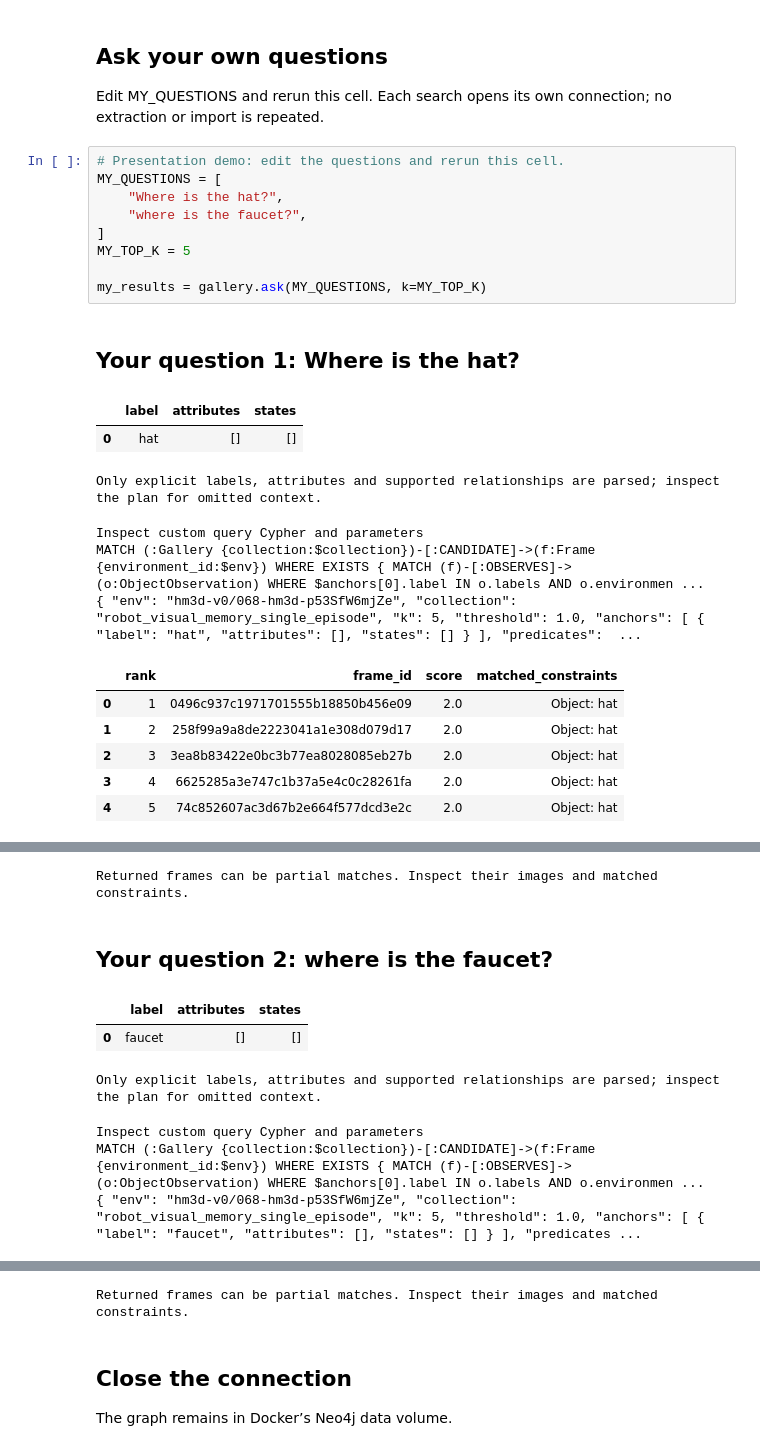
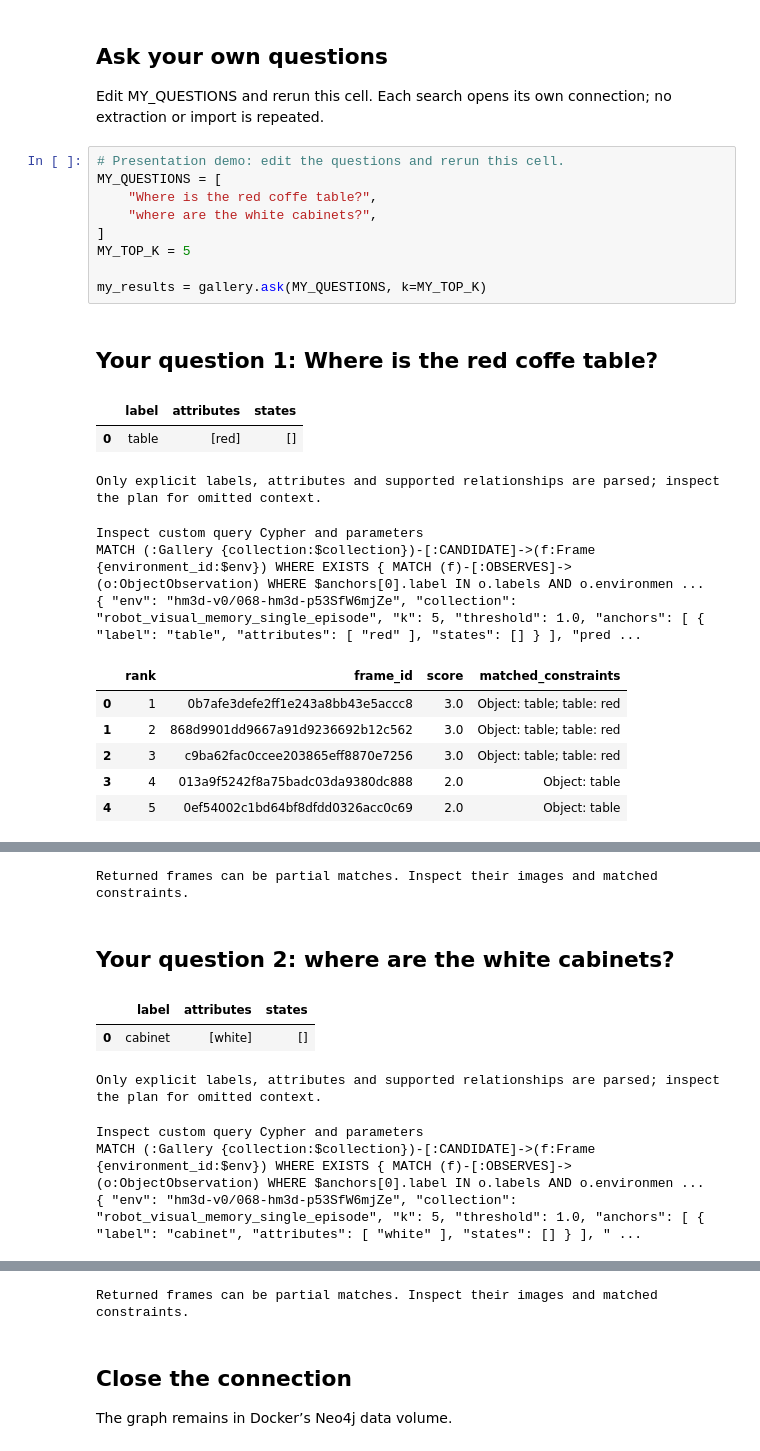
Before and after one commit to AlirezaAK2000/robot-visual-memory, a Jupyter notebook: notebooks/02_graph_retrieval_local.ipynb, the cells around one changed output, grey strips where cells are left out. Saved outputs shown, nothing was run; the diff lists cells and outputs as text.

```diff
--- a/notebooks/02_graph_retrieval_local.ipynb
+++ b/notebooks/02_graph_retrieval_local.ipynb
@@ -157,33 +156,33 @@ Edit MY_QUESTIONS and rerun this cell. Each search opens its own connection; no
 # %%
 # Presentation demo: edit the questions and rerun this cell.
 MY_QUESTIONS = [
-    "Where is the hat?",
-    "where is the faucet?",
+    "Where is the red coffe table?",
+    "where are the white cabinets?",
 ]
 MY_TOP_K = 5
 
 my_results = gallery.ask(MY_QUESTIONS, k=MY_TOP_K)
 # %% [output]
-Your question 1: Where is the hat?
+Your question 1: Where is the red coffe table?
 |  | label | attributes | states |
-| 0 | hat | [] | [] |
+| 0 | table | [red] | [] |
 Only explicit labels, attributes and supported relationships are parsed; inspect the plan for omitted context.
 Inspect custom query Cypher and parameters
 MATCH (:Gallery {collection:$collection})-[:CANDIDATE]->(f:Frame {environment_id:$env}) WHERE EXISTS { MATCH (f)-[:OBSERVES]->(o:ObjectObservation) WHERE $anchors[0].label IN o.labels AND o.environmen ...
-{ "env": "hm3d-v0/068-hm3d-p53SfW6mjZe", "collection": "robot_visual_memory_single_episode", "k": 5, "threshold": 1.0, "anchors": [ { "label": "hat", "attributes": [], "states": [] } ], "predicates":  ...
+{ "env": "hm3d-v0/068-hm3d-p53SfW6mjZe", "collection": "robot_visual_memory_single_episode", "k": 5, "threshold": 1.0, "anchors": [ { "label": "table", "attributes": [ "red" ], "states": [] } ], "pred ...
 |  | rank | frame_id | score | matched_constraints |
-| 0 | 1 | 0496c937c1971701555b18850b456e09 | 2.0 | Object: hat |
-| 1 | 2 | 258f99a9a8de2223041a1e308d079d17 | 2.0 | Object: hat |
-| 2 | 3 | 3ea8b83422e0bc3b77ea8028085eb27b | 2.0 | Object: hat |
-| 3 | 4 | 6625285a3e747c1b37a5e4c0c28261fa | 2.0 | Object: hat |
-| 4 | 5 | 74c852607ac3d67b2e664f577dcd3e2c | 2.0 | Object: hat |
+| 0 | 1 | 0b7afe3defe2ff1e243a8bb43e5accc8 | 3.0 | Object: table; table: red |
+| 1 | 2 | 868d9901dd9667a91d9236692b12c562 | 3.0 | Object: table; table: red |
+| 2 | 3 | c9ba62fac0ccee203865eff8870e7256 | 3.0 | Object: table; table: red |
+| 3 | 4 | 013a9f5242f8a75badc03da9380dc888 | 2.0 | Object: table |
+| 4 | 5 | 0ef54002c1bd64bf8dfdd0326acc0c69 | 2.0 | Object: table |
 [interactive output not drawn]
 Returned frames can be partial matches. Inspect their images and matched constraints.
-Your question 2: where is the faucet?
+Your question 2: where are the white cabinets?
 |  | label | attributes | states |
-| 0 | faucet | [] | [] |
+| 0 | cabinet | [white] | [] |
 Only explicit labels, attributes and supported relationships are parsed; inspect the plan for omitted context.
 Inspect custom query Cypher and parameters
 MATCH (:Gallery {collection:$collection})-[:CANDIDATE]->(f:Frame {environment_id:$env}) WHERE EXISTS { MATCH (f)-[:OBSERVES]->(o:ObjectObservation) WHERE $anchors[0].label IN o.labels AND o.environmen ...
-{ "env": "hm3d-v0/068-hm3d-p53SfW6mjZe", "collection": "robot_visual_memory_single_episode", "k": 5, "threshold": 1.0, "anchors": [ { "label": "faucet", "attributes": [], "states": [] } ], "predicates ...
+{ "env": "hm3d-v0/068-hm3d-p53SfW6mjZe", "collection": "robot_visual_memory_single_episode", "k": 5, "threshold": 1.0, "anchors": [ { "label": "cabinet", "attributes": [ "white" ], "states": [] } ], " ...
 |  | rank | frame_id | score | matched_constraints |
```
Also changed, not shown: parts of 2 cells of this notebook.
